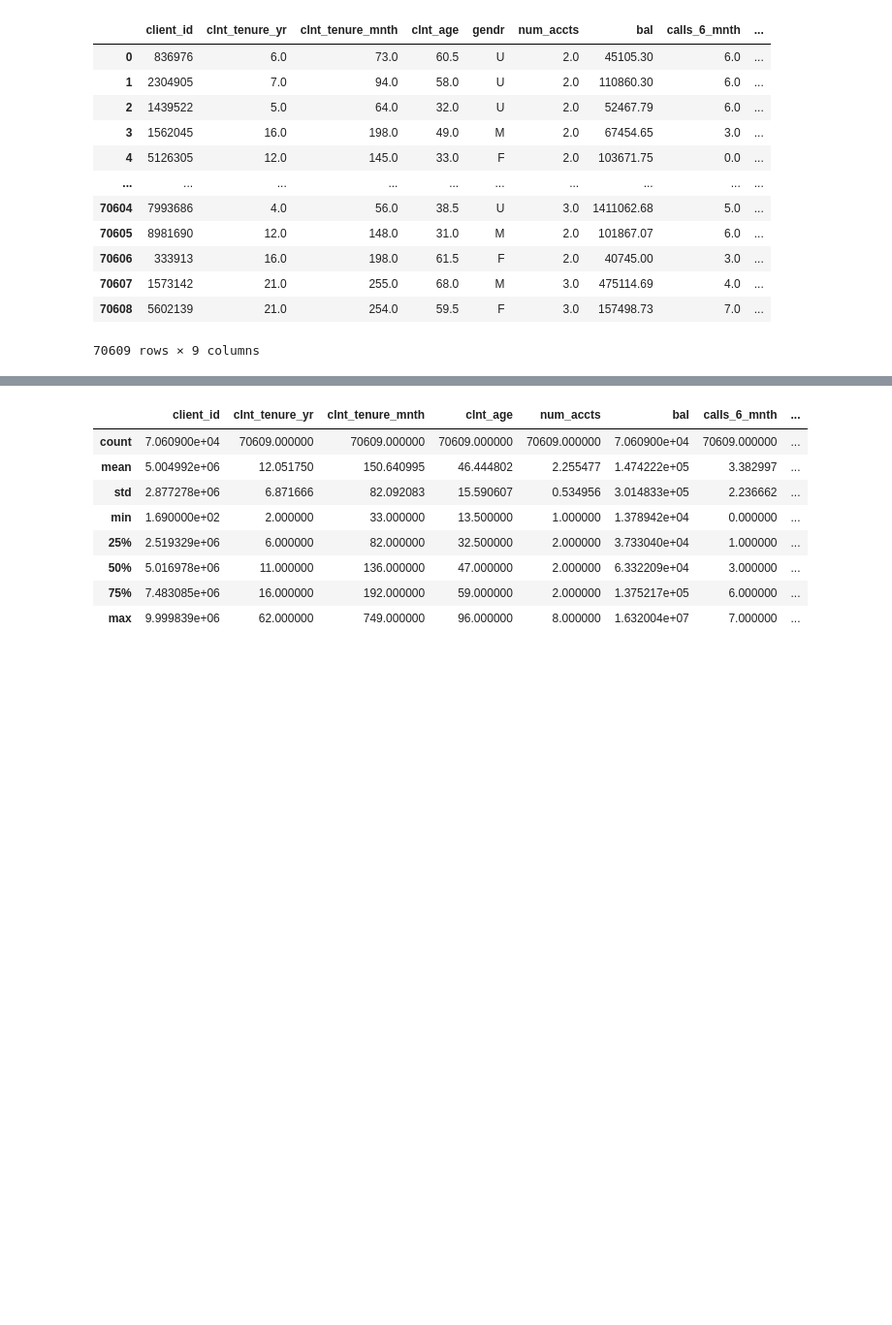
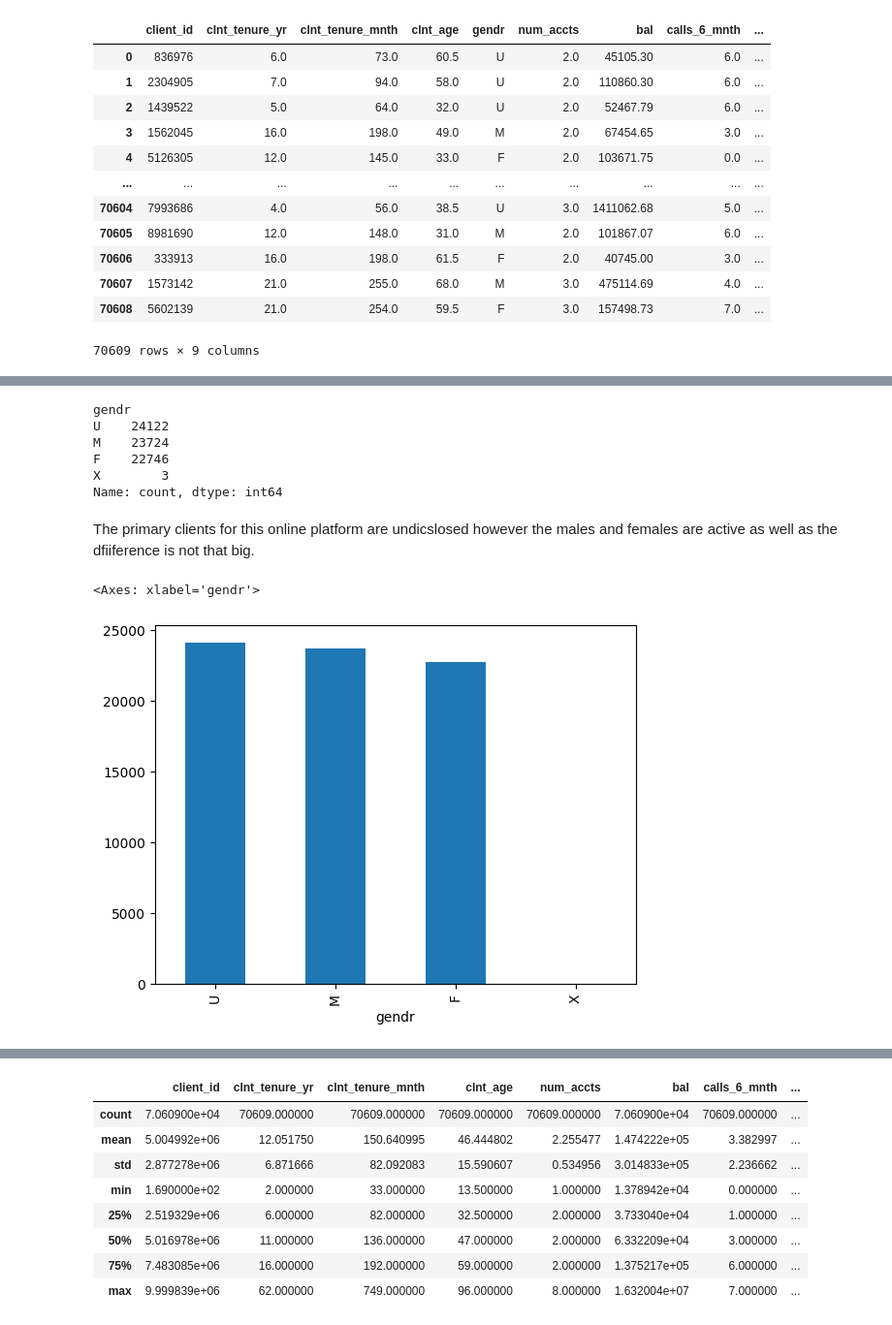
Before and after one commit to Jedinho21/vanguard-ab-test, a Jupyter notebook: Notebooks/TWEEDE NOTEBOOK VOOR PROJECT_2.ipynb, the cells around one changed output, grey strips where cells are left out. Shown: that part at 97% size. Cells and saved outputs as stored; diff of their text form; code cells hidden in the pictures; blank space fills up the shorter version.

```diff
--- a/Notebooks/TWEEDE NOTEBOOK VOOR PROJECT_2.ipynb
+++ b/Notebooks/TWEEDE NOTEBOOK VOOR PROJECT_2.ipynb
@@ -112,0 +248,18 @@ df_demo
+# %%
+#Frequency counts for
+fre_gender=df_demo["gendr"].value_counts()
+fre_gender
+# %% [output]
+gendr
+U    24122
+M    23724
+F    22746
+X        3
+Name: count, dtype: int64
+# %% [markdown]
+The primary clients for this online platform are undicslosed however the males and females are active as well as the dfiiference is not that big.
+# %%
+df_demo['gendr'].value_counts().plot(kind='bar')
+# %% [output]
+<Axes: xlabel='gendr'>
+[figure, added]
```
Also changed, not shown: parts of 38 cells of this notebook.
